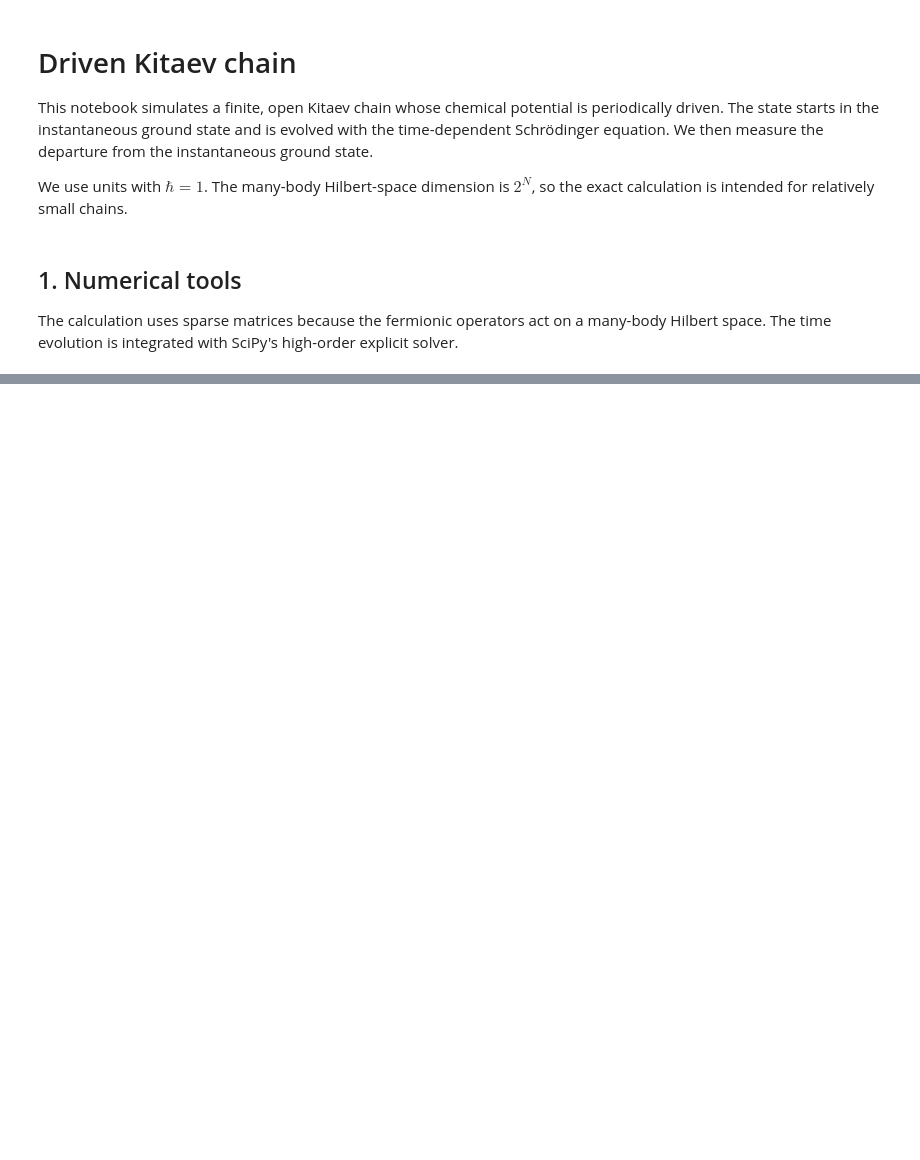
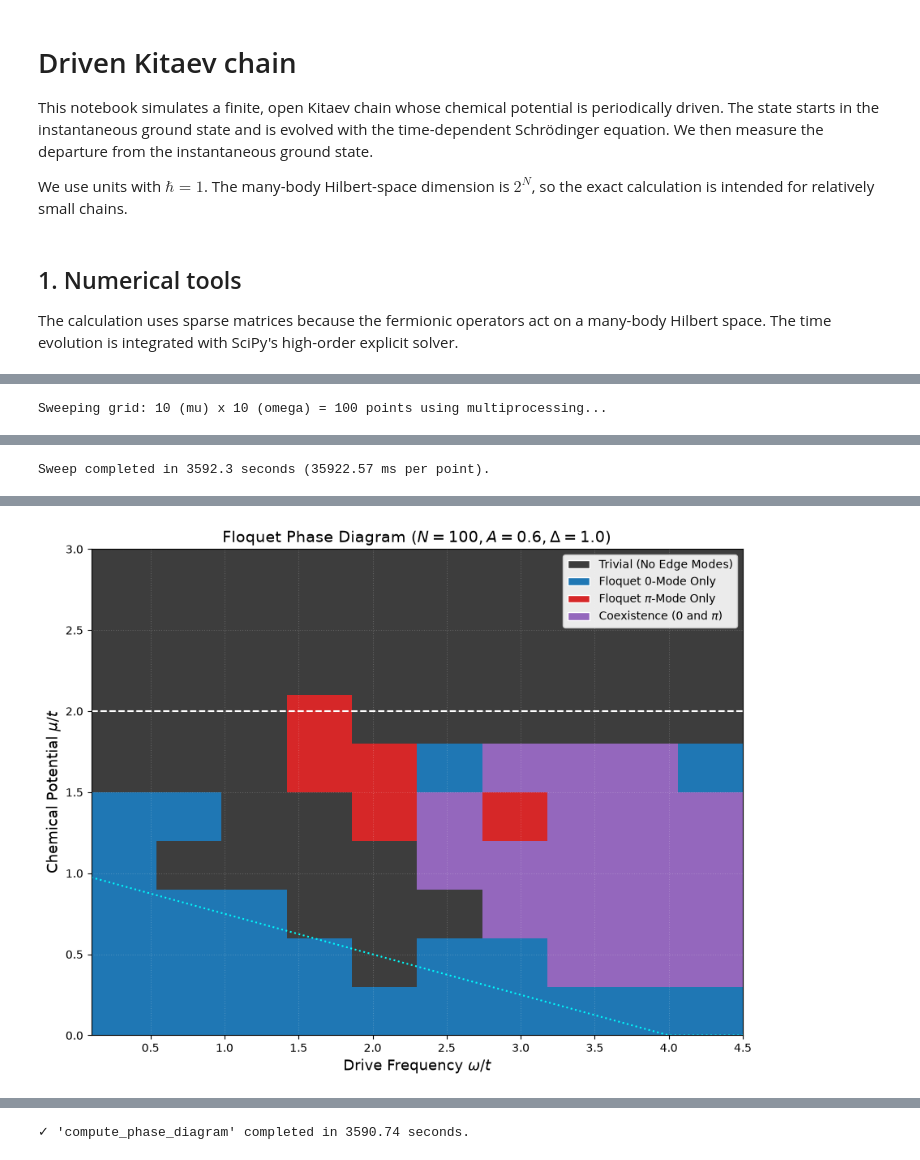
Before and after one commit to pingpingy1/kitaev_chain_time_dependence, a Jupyter notebook: kitaev_chain_simulation.ipynb, the cells around one changed output, grey strips where cells are left out. Saved outputs shown, nothing was run; the diff lists cells and outputs as text; code cells hidden in the pictures; blank space fills up the shorter version.

```diff
--- a/kitaev_chain_simulation.ipynb
+++ b/kitaev_chain_simulation.ipynb
@@ -329,0 +521,15 @@ The oscillatory curve measures the competition between the periodic drive and th
+# %%
+omegas, mus, phase_map = compute_phase_diagram(
+    N=100,
+    t_hop=1.0,
+    delta=1.0,
+    A_drive=0.6,
+    omega_min=0.1,
+    omega_max=4.5,
+    num_omega=10,
+    mu_min=0.0,
+    mu_max=3.0,
+    num_mu=10,
+)
+# %% [output]
+Sweeping grid: 10 (mu) x 10 (omega) = 100 points using multiprocessing...
@@ -329,0 +537 @@ The oscillatory curve measures the competition between the periodic drive and th
+Sweep completed in 3592.3 seconds (35922.57 ms per point).
@@ -329,0 +539 @@ The oscillatory curve measures the competition between the periodic drive and th
+[figure, added]
@@ -329,0 +541 @@ The oscillatory curve measures the competition between the periodic drive and th
+✓ 'compute_phase_diagram' completed in 3590.74 seconds.
```
Also changed, not shown: parts of 27 cells of this notebook.
